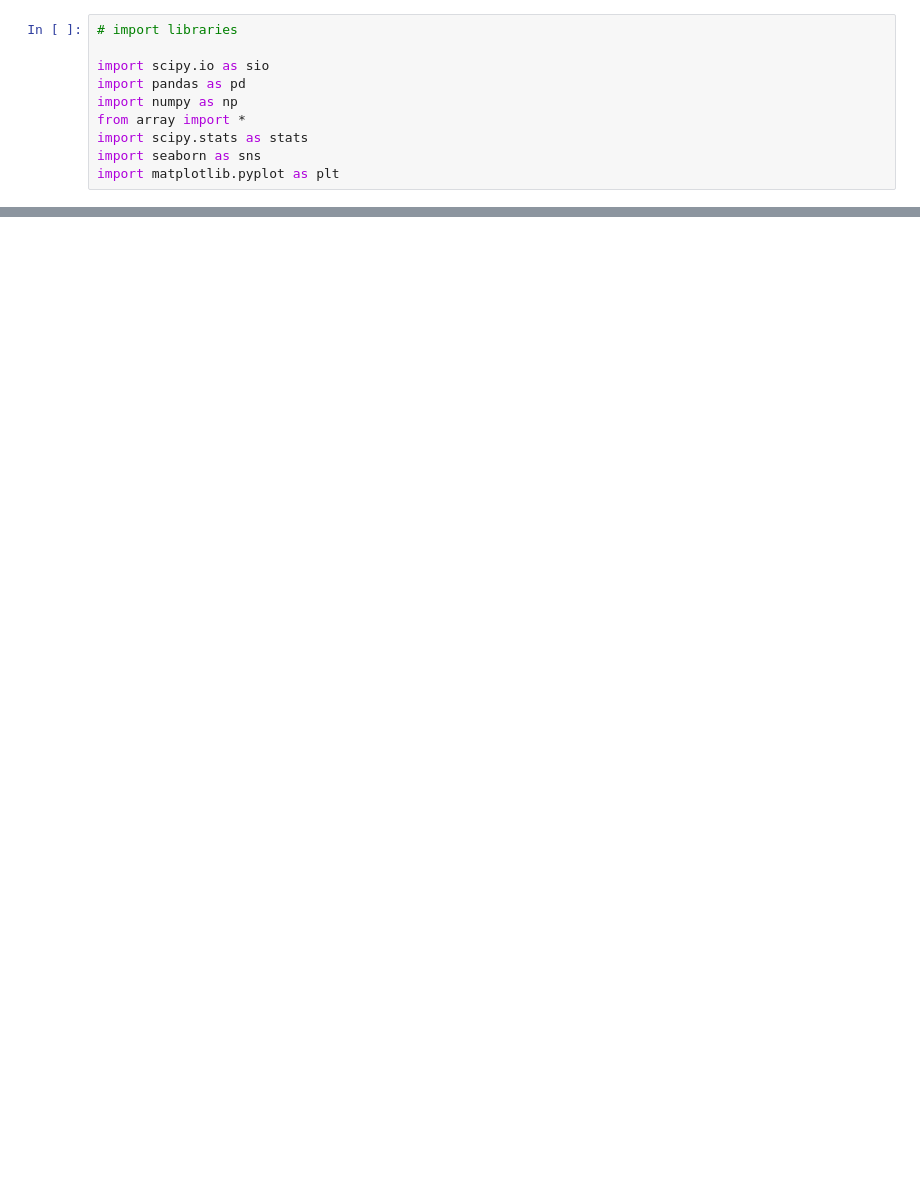
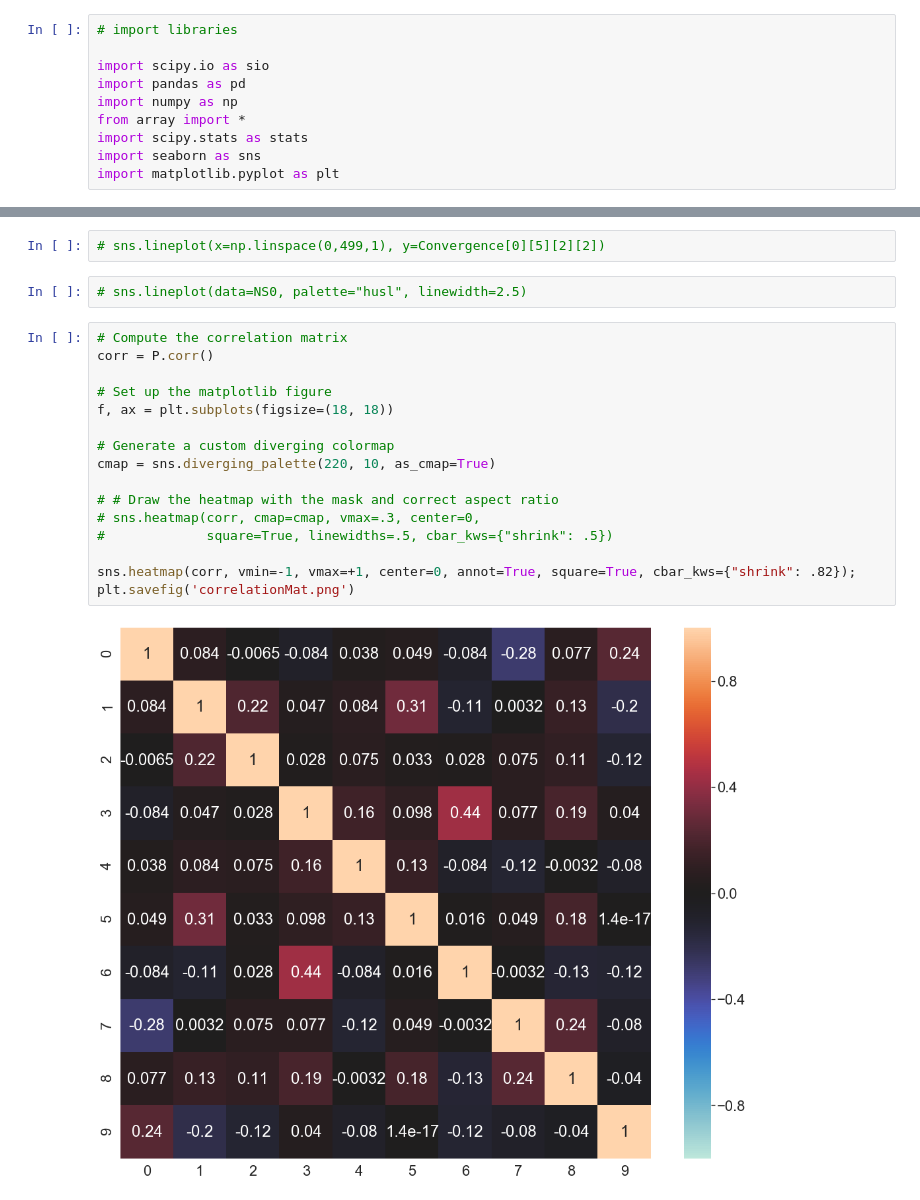
Before and after one commit to jncarpen/NEVR3004, a Jupyter notebook: Hopfield/swarmPlot.ipynb, the cells around one changed output, grey strips where cells are left out. Drawn from its saved outputs; the diff is of its cells as text; blank space fills up the shorter version.

```diff
--- a/Hopfield/swarmPlot.ipynb
+++ b/Hopfield/swarmPlot.ipynb
@@ -11,2 +30,24 @@ import matplotlib.pyplot as plt
+# %%
+# sns.lineplot(x=np.linspace(0,499,1), y=Convergence[0][5][2][2])
+# %%
+# sns.lineplot(data=NS0, palette="husl", linewidth=2.5)
+# %%
+# Compute the correlation matrix
+corr = P.corr()
+
+# Set up the matplotlib figure
+f, ax = plt.subplots(figsize=(18, 18))
+
+# Generate a custom diverging colormap
+cmap = sns.diverging_palette(220, 10, as_cmap=True)
+
+# # Draw the heatmap with the mask and correct aspect ratio
+# sns.heatmap(corr, cmap=cmap, vmax=.3, center=0,
+#             square=True, linewidths=.5, cbar_kws={"shrink": .5})
+
+sns.heatmap(corr, vmin=-1, vmax=+1, center=0, annot=True, square=True, cbar_kws={"shrink": .82});
+plt.savefig('correlationMat.png')
+# %% [output]
+[figure, added]
 # %%
 # import matfile as dictionary
```
Also changed, not shown: parts of 6 cells of this notebook, 11 other files.
